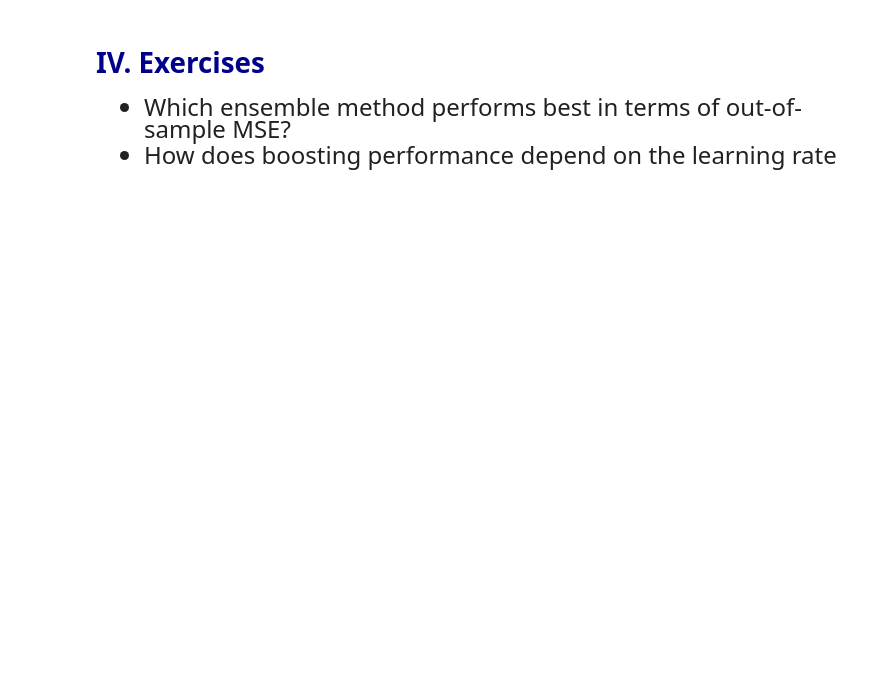
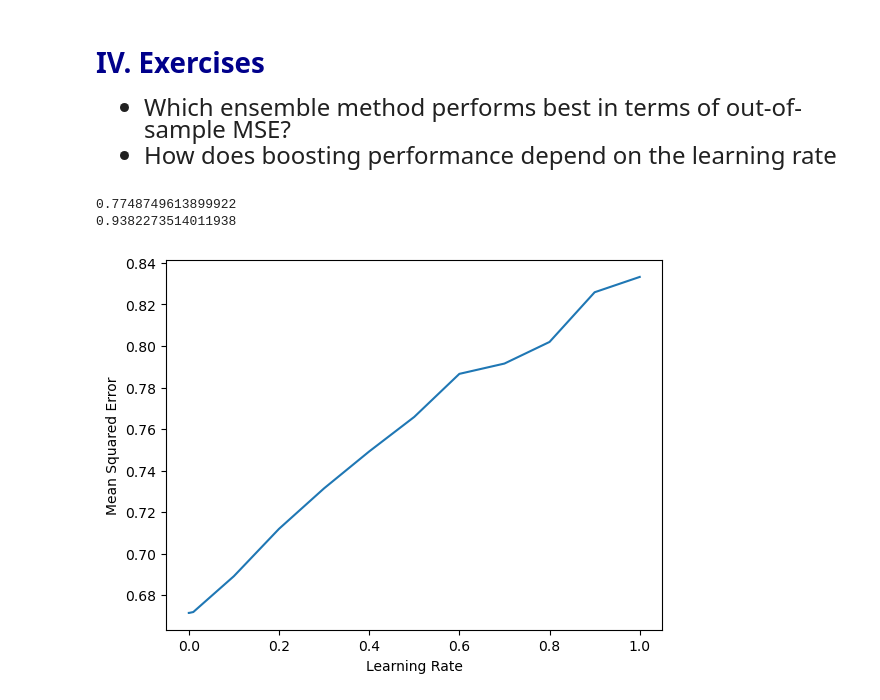
Before and after one commit to lornalyu/qtm531spring2024, a Jupyter notebook: Lecture 15/Lecture 15b- Random Forest.ipynb, the cells around one changed output. Saved outputs shown, nothing was run; the diff lists cells and outputs as text; code cells hidden in the pictures; blank space fills up the shorter version.

```diff
--- a/Lecture 15/Lecture 15b- Random Forest.ipynb
+++ b/Lecture 15/Lecture 15b- Random Forest.ipynb
@@ -120,0 +123,33 @@ np.mean((np.array(y_test) - y_hat_boost)**2)
+# %%
+# Write your own code
+# Random Forest
+mse = np.mean((np.array(y_test) - rf_model.predict(X_test))**2)
+print(mse)
+
+# Boosting
+mse1 = np.mean((np.array(y_test) - boost_model.predict(X_test))**2)
+print(mse1)
+
+# Therefore, the Random Forest model is better than the Boosting model
+# %% [output]
+0.7748749613899922
+0.9382273514011938
+# %%
+# The performance of boosting depend on the learning rate
+learning_rate = [0.0001, 0.001, 0.01, 0.1, 0.2, 0.3, 0.4, 0.5, 0.6, 0.7, 0.8, 0.9, 1]
+mse = []
+for i in learning_rate:
+    boost_model = GBR(n_estimators=10,
+                      learning_rate=i,
+                      max_depth=3,
+                      random_state=0)
+    boost_model.fit(X_train, y_train)
+    y_hat_boost = boost_model.predict(X_test)
+    mse.append(np.mean((np.array(y_test) - y_hat_boost)**2))
+
+plt.plot(learning_rate, mse)
+plt.xlabel("Learning Rate")
+plt.ylabel("Mean Squared Error")
+plt.show()
+# %% [output]
+[figure, added]
```
Also changed, not shown: parts of 4 cells of this notebook, 3 other files.
